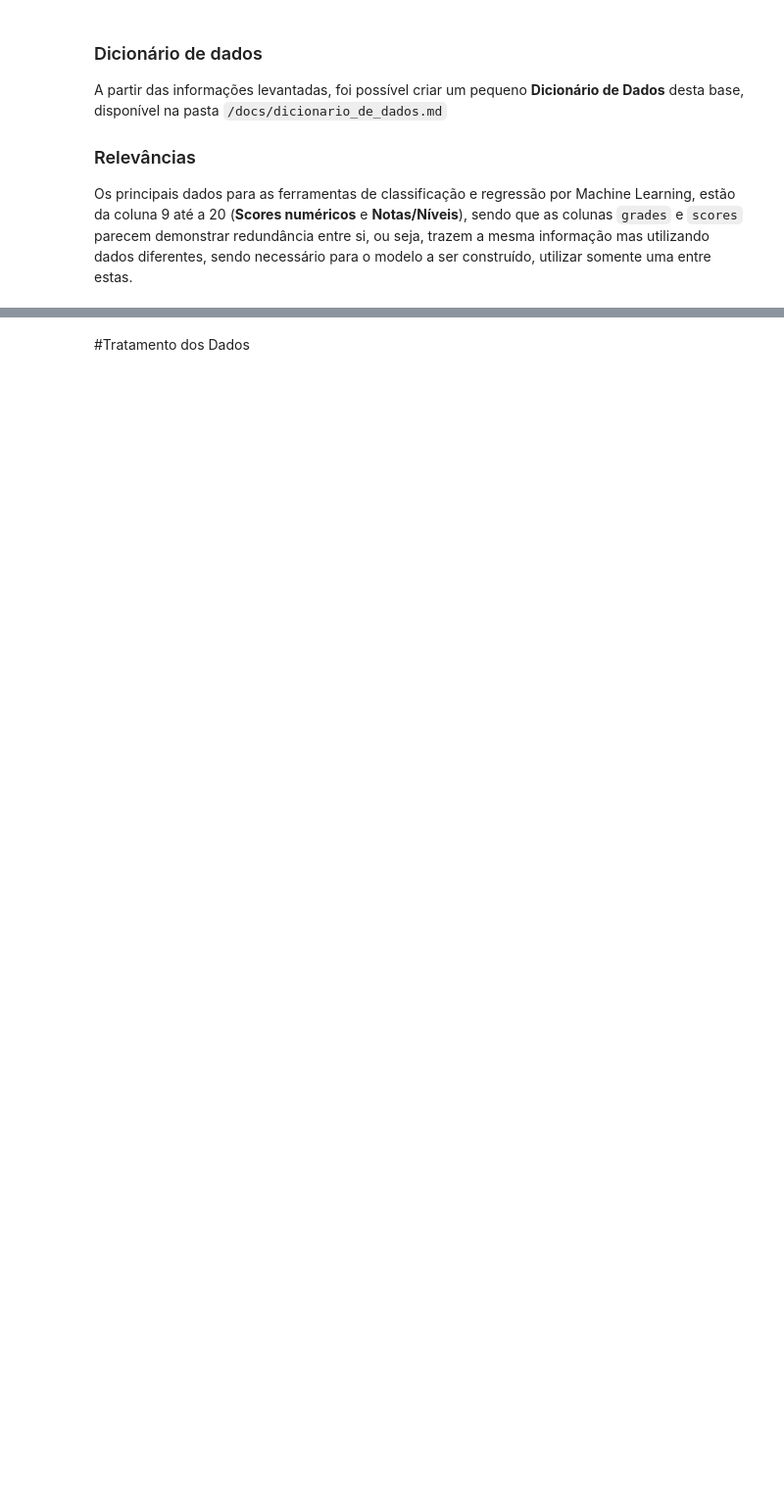
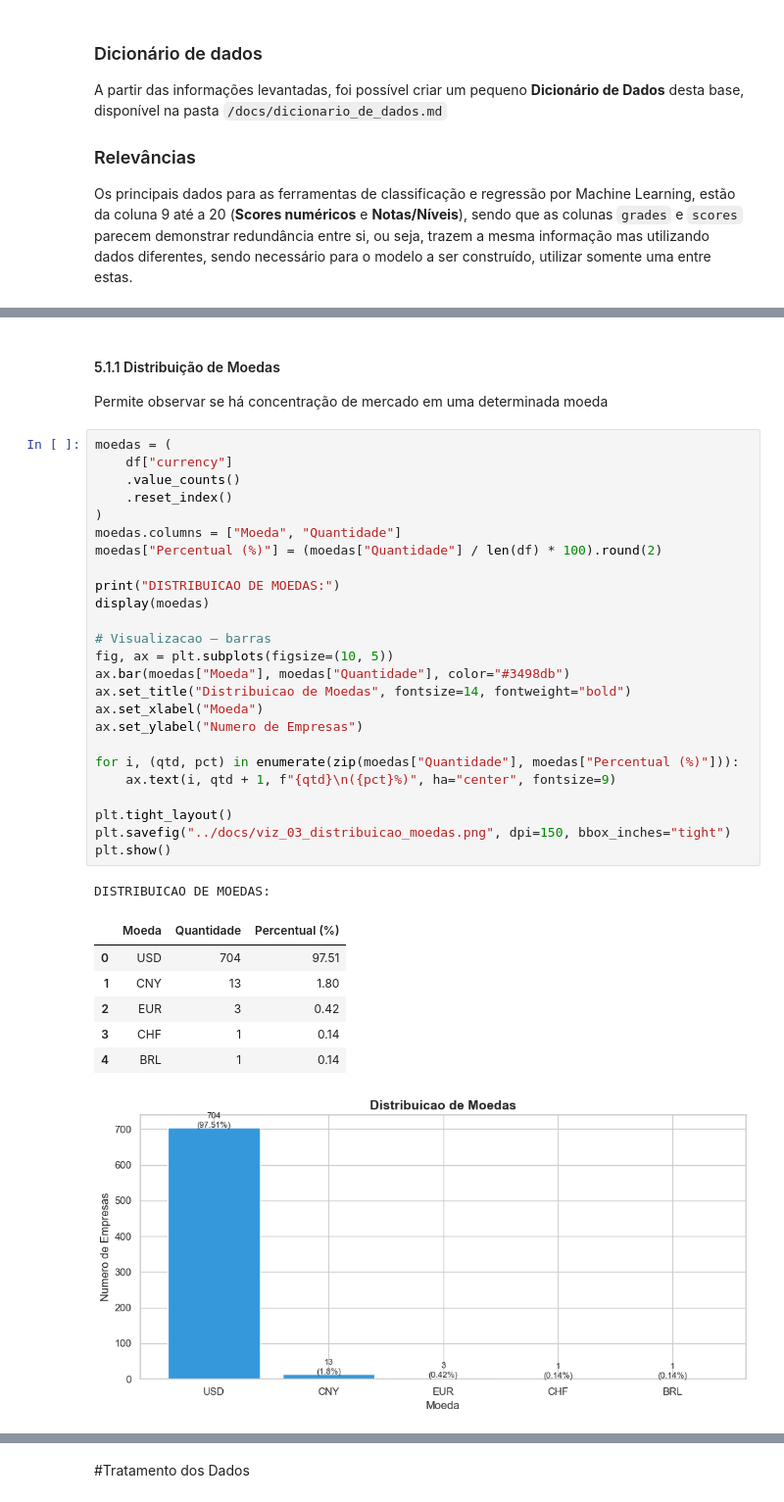
Before and after one commit to phelipecscosta/NorthData-Consulting-Classific-ESG-por-Machine-Learning, a Jupyter notebook: notebooks/01_eda_e_visualizacoes_analiticas.ipynb, the cells around one changed output, grey strips where cells are left out. Shown at 98% size. Saved outputs shown, nothing was run; the diff lists cells and outputs as text; blank space fills up the shorter version.

```diff
--- a/notebooks/01_eda_e_visualizacoes_analiticas.ipynb
+++ b/notebooks/01_eda_e_visualizacoes_analiticas.ipynb
@@ -205,0 +479,38 @@ Todos os dados foram registrados dentro do mesmo ano, ***de abril a novembro de
+# %% [markdown]
+#### 5.1.1 Distribuição de Moedas
+
+Permite observar se há concentração de mercado em uma determinada moeda
+# %%
+moedas = (
+    df["currency"]
+    .value_counts()
+    .reset_index()
+)
+moedas.columns = ["Moeda", "Quantidade"]
+moedas["Percentual (%)"] = (moedas["Quantidade"] / len(df) * 100).round(2)
+
+print("DISTRIBUICAO DE MOEDAS:")
+display(moedas)
+
+# Visualizacao — barras
+fig, ax = plt.subplots(figsize=(10, 5))
+ax.bar(moedas["Moeda"], moedas["Quantidade"], color="#3498db")
+ax.set_title("Distribuicao de Moedas", fontsize=14, fontweight="bold")
+ax.set_xlabel("Moeda")
+ax.set_ylabel("Numero de Empresas")
+
+for i, (qtd, pct) in enumerate(zip(moedas["Quantidade"], moedas["Percentual (%)"])):
+    ax.text(i, qtd + 1, f"{qtd}\n({pct}%)", ha="center", fontsize=9)
+
+plt.tight_layout()
+plt.savefig("../docs/viz_03_distribuicao_moedas.png", dpi=150, bbox_inches="tight")
+plt.show()
+# %% [output]
+DISTRIBUICAO DE MOEDAS:
+|  | Moeda | Quantidade | Percentual (%) |
+| 0 | USD | 704 | 97.51 |
+| 1 | CNY | 13 | 1.80 |
+| 2 | EUR | 3 | 0.42 |
+| 3 | CHF | 1 | 0.14 |
+| 4 | BRL | 1 | 0.14 |
+[figure, added]
```
Also changed, not shown: parts of 26 cells of this notebook, 7 other files.
